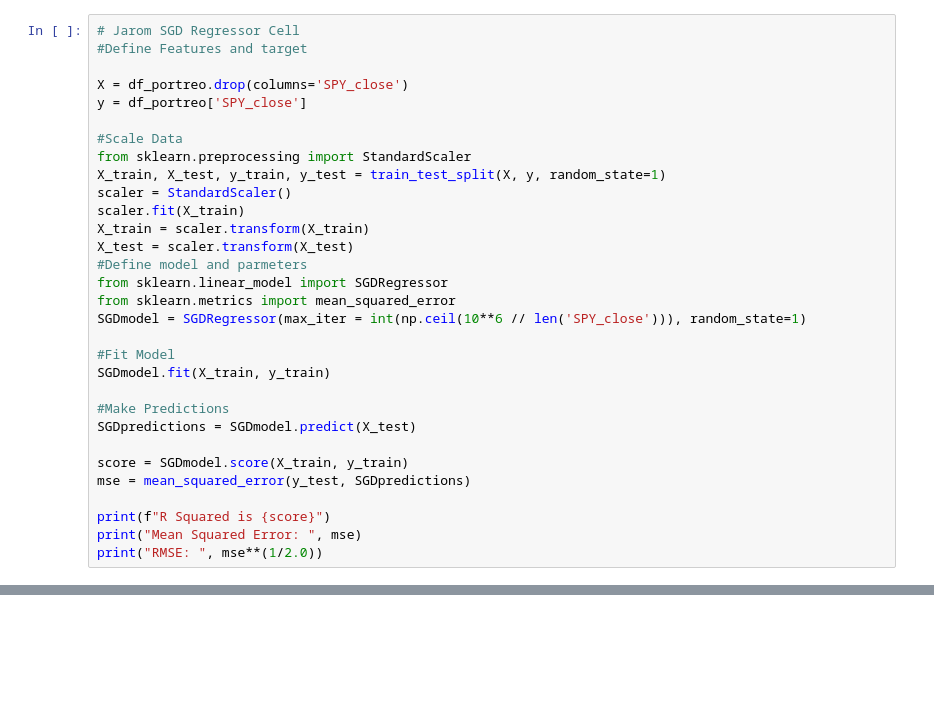
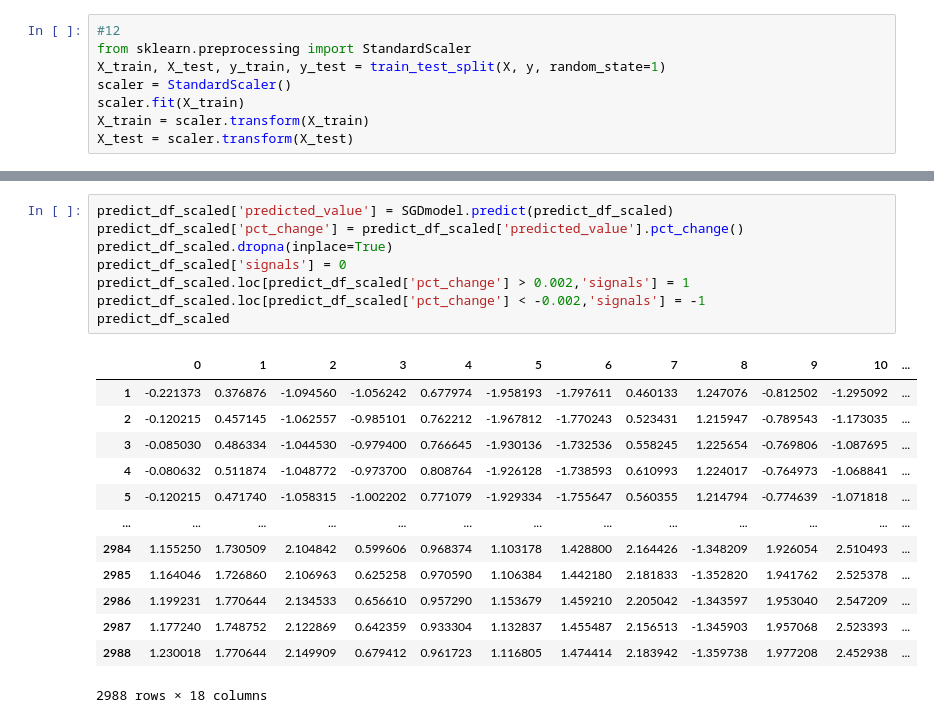
Before and after one commit to 15jarom/AlgorithmicSpy, a Jupyter notebook: AlgoSpy.ipynb, the cells around one changed output, grey strips where cells are left out. Cells and saved outputs as stored; diff of their text form; blank space fills up the shorter version.

Commit message:
regressor final, neural network first upload

```diff
--- a/AlgoSpy.ipynb
+++ b/AlgoSpy.ipynb
@@ -132,32 +188,9 @@ df_portreo
 # %%
-# Jarom SGD Regressor Cell
-#Define Features and target
-
-X = df_portreo.drop(columns='SPY_close')
-y = df_portreo['SPY_close']
-
-#Scale Data
+#12
 from sklearn.preprocessing import StandardScaler
 X_train, X_test, y_train, y_test = train_test_split(X, y, random_state=1)
 scaler = StandardScaler()
 scaler.fit(X_train)
 X_train = scaler.transform(X_train)
 X_test = scaler.transform(X_test)
-#Define model and parmeters
-from sklearn.linear_model import SGDRegressor
-from sklearn.metrics import mean_squared_error
-SGDmodel = SGDRegressor(max_iter = int(np.ceil(10**6 // len('SPY_close'))), random_state=1)
-
-#Fit Model
-SGDmodel.fit(X_train, y_train)
-
-#Make Predictions
-SGDpredictions = SGDmodel.predict(X_test)
-
-score = SGDmodel.score(X_train, y_train)
-mse = mean_squared_error(y_test, SGDpredictions)
-
-print(f"R Squared is {score}")
-print("Mean Squared Error: ", mse)
-print("RMSE: ", mse**(1/2.0))
 # %%
@@ -220,0 +237,22 @@ fig2 = Prophet_trends.plot_components(forecast)
+# %%
+predict_df_scaled['predicted_value'] = SGDmodel.predict(predict_df_scaled)
+predict_df_scaled['pct_change'] = predict_df_scaled['predicted_value'].pct_change()
+predict_df_scaled.dropna(inplace=True)
+predict_df_scaled['signals'] = 0
+predict_df_scaled.loc[predict_df_scaled['pct_change'] > 0.002,'signals'] = 1
+predict_df_scaled.loc[predict_df_scaled['pct_change'] < -0.002,'signals'] = -1
+predict_df_scaled
+# %% [output]
+|  | 0 | 1 | 2 | 3 | 4 | 5 | 6 | 7 | 8 | 9 | 10 | ... |
+| 1 | -0.221373 | 0.376876 | -1.094560 | -1.056242 | 0.677974 | -1.958193 | -1.797611 | 0.460133 | 1.247076 | -0.812502 | -1.295092 | ... |
+| 2 | -0.120215 | 0.457145 | -1.062557 | -0.985101 | 0.762212 | -1.967812 | -1.770243 | 0.523431 | 1.215947 | -0.789543 | -1.173035 | ... |
+| 3 | -0.085030 | 0.486334 | -1.044530 | -0.979400 | 0.766645 | -1.930136 | -1.732536 | 0.558245 | 1.225654 | -0.769806 | -1.087695 | ... |
+| 4 | -0.080632 | 0.511874 | -1.048772 | -0.973700 | 0.808764 | -1.926128 | -1.738593 | 0.610993 | 1.224017 | -0.764973 | -1.068841 | ... |
+| 5 | -0.120215 | 0.471740 | -1.058315 | -1.002202 | 0.771079 | -1.929334 | -1.755647 | 0.560355 | 1.214794 | -0.774639 | -1.071818 | ... |
+| ... | ... | ... | ... | ... | ... | ... | ... | ... | ... | ... | ... | ... |
+| 2984 | 1.155250 | 1.730509 | 2.104842 | 0.599606 | 0.968374 | 1.103178 | 1.428800 | 2.164426 | -1.348209 | 1.926054 | 2.510493 | ... |
+| 2985 | 1.164046 | 1.726860 | 2.106963 | 0.625258 | 0.970590 | 1.106384 | 1.442180 | 2.181833 | -1.352820 | 1.941762 | 2.525378 | ... |
+| 2986 | 1.199231 | 1.770644 | 2.134533 | 0.656610 | 0.957290 | 1.153679 | 1.459210 | 2.205042 | -1.343597 | 1.953040 | 2.547209 | ... |
+| 2987 | 1.177240 | 1.748752 | 2.122869 | 0.642359 | 0.933304 | 1.132837 | 1.455487 | 2.156513 | -1.345903 | 1.957068 | 2.523393 | ... |
+| 2988 | 1.230018 | 1.770644 | 2.149909 | 0.679412 | 0.961723 | 1.116805 | 1.474414 | 2.183942 | -1.359738 | 1.977208 | 2.452938 | ... |
+2988 rows × 18 columns
```
Also changed, not shown: parts of 36 cells of this notebook, 3 other files.
